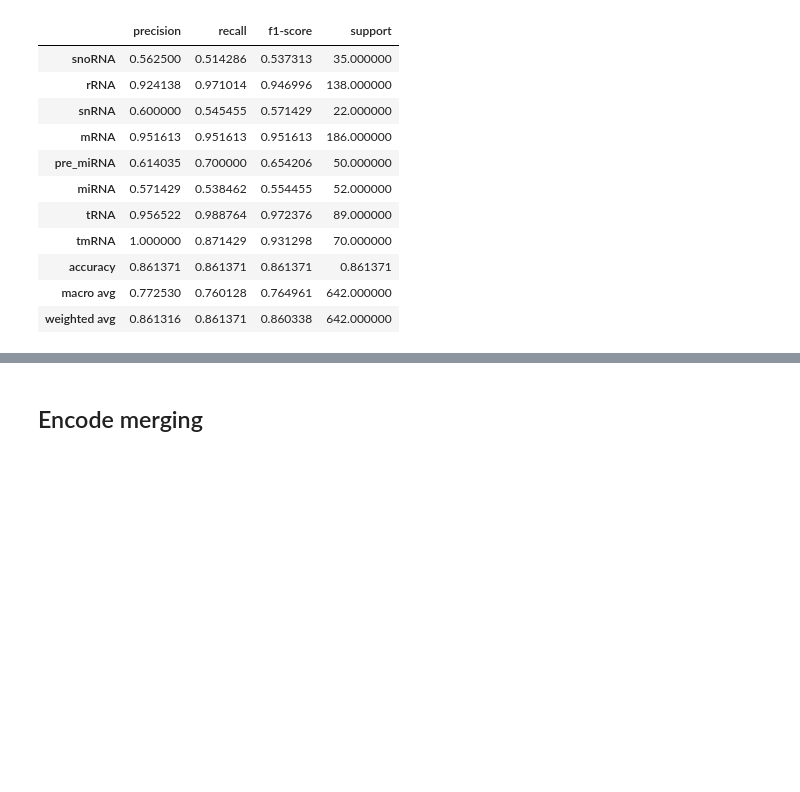
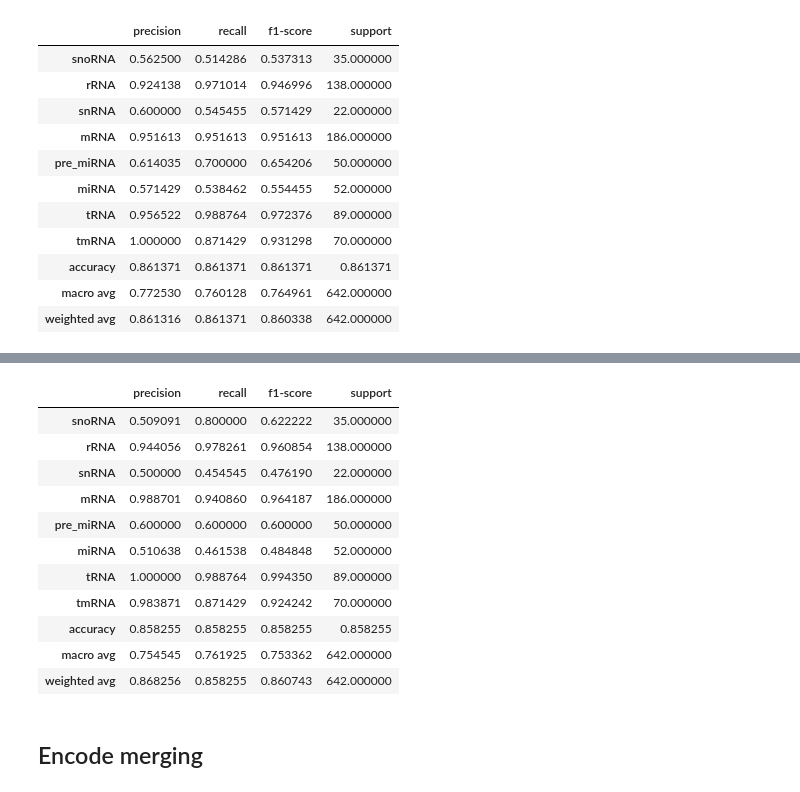
Before and after one commit to brenoslivio/BioDeepFuse, a Jupyter notebook: experiments.ipynb, the cells around one changed output, grey strips where cells are left out. Saved outputs shown, nothing was run; the diff lists cells and outputs as text; code cells hidden in the pictures; blank space fills up the shorter version.

```diff
--- a/experiments.ipynb
+++ b/experiments.ipynb
@@ -1141,0 +1197,7 @@ pd.DataFrame(report).T
+# %%
+callbacks = [
+    EarlyStopping(monitor='val_loss', patience=5, verbose=1),
+    ReduceLROnPlateau(monitor='val_loss', factor=0.2, patience=3, verbose=1)
+]
+
+model.fit([train_data.seqs, train_data.features], train_data.labels, batch_size=32, epochs=10, validation_split=0.1, callbacks=callbacks)
@@ -1141,0 +1223,10 @@ pd.DataFrame(report).T
+# %%
+# Model prediction
+model_pred = model.predict([test_data.seqs, test_data.features])
+y_pred = np.argmax(model_pred, axis=1)
+y_true = np.argmax(test_data.labels, axis=1)
+
+# Classification report
+report = classification_report(y_true, y_pred, target_names=test_data.names, output_dict=True)
+pd.DataFrame(report).T
+# %% [output]
@@ -1142,3 +1234,15 @@ pd.DataFrame(report).T
+|  | precision | recall | f1-score | support |
+| snoRNA | 0.509091 | 0.800000 | 0.622222 | 35.000000 |
+| rRNA | 0.944056 | 0.978261 | 0.960854 | 138.000000 |
+| snRNA | 0.500000 | 0.454545 | 0.476190 | 22.000000 |
+| mRNA | 0.988701 | 0.940860 | 0.964187 | 186.000000 |
+| pre_miRNA | 0.600000 | 0.600000 | 0.600000 | 50.000000 |
+| miRNA | 0.510638 | 0.461538 | 0.484848 | 52.000000 |
+| tRNA | 1.000000 | 0.988764 | 0.994350 | 89.000000 |
+| tmRNA | 0.983871 | 0.871429 | 0.924242 | 70.000000 |
+| accuracy | 0.858255 | 0.858255 | 0.858255 | 0.858255 |
+| macro avg | 0.754545 | 0.761925 | 0.753362 | 642.000000 |
+| weighted avg | 0.868256 | 0.858255 | 0.860743 | 642.000000 |
 # %% [markdown]
 ## Encode merging
 # %%
```
Also changed, not shown: parts of 5 cells of this notebook.
